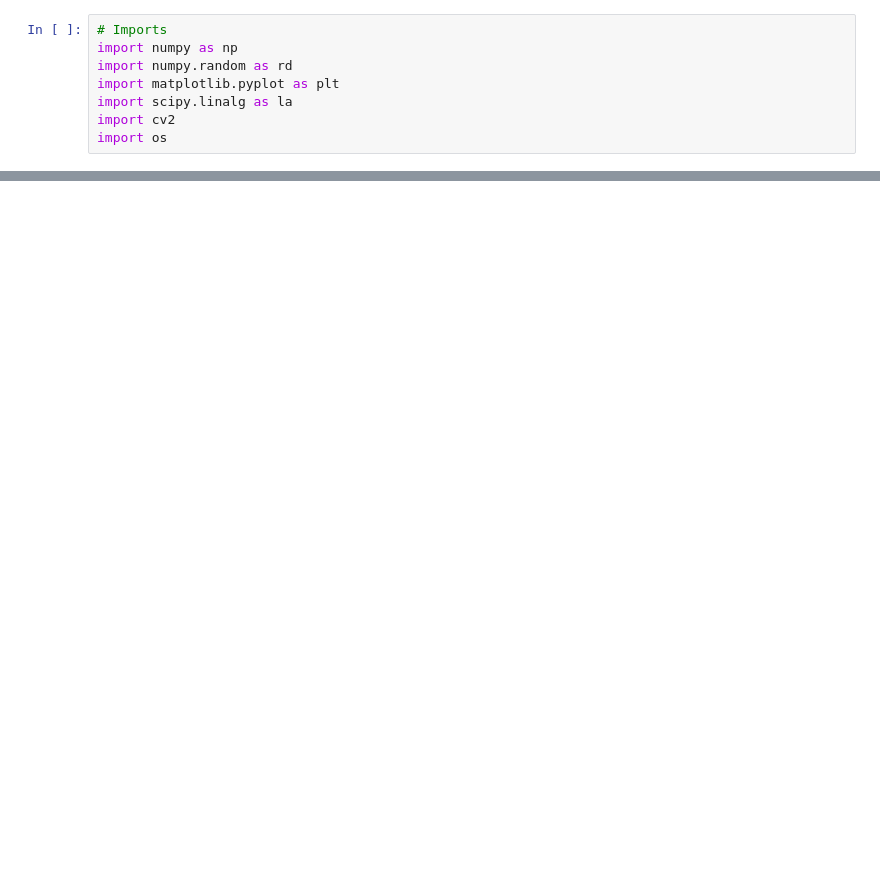
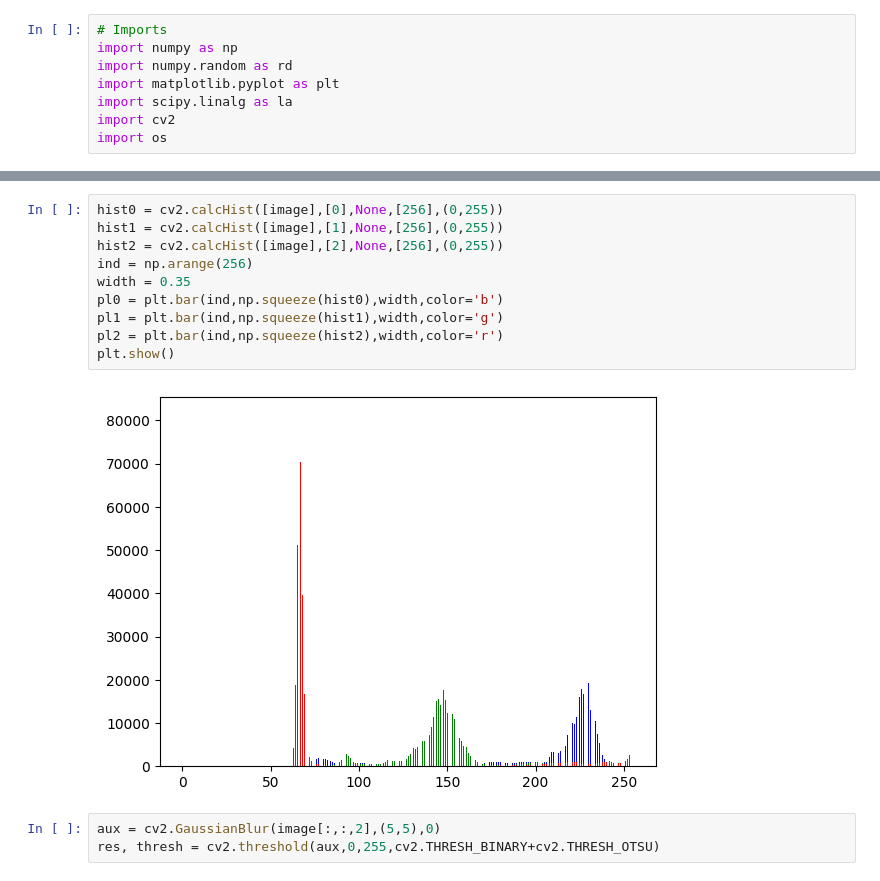
Before and after one commit to LPSD18/PIV, a Jupyter notebook: TP1/teste.ipynb, the cells around one changed output, grey strips where cells are left out. Saved outputs shown, nothing was run; the diff lists cells and outputs as text; blank space fills up the shorter version.

```diff
--- a/TP1/teste.ipynb
+++ b/TP1/teste.ipynb
@@ -23,0 +24,15 @@ cv2.destroyAllWindows()
+# %%
+hist0 = cv2.calcHist([image],[0],None,[256],(0,255))
+hist1 = cv2.calcHist([image],[1],None,[256],(0,255))
+hist2 = cv2.calcHist([image],[2],None,[256],(0,255))
+ind = np.arange(256)
+width = 0.35
+pl0 = plt.bar(ind,np.squeeze(hist0),width,color='b')
+pl1 = plt.bar(ind,np.squeeze(hist1),width,color='g')
+pl2 = plt.bar(ind,np.squeeze(hist2),width,color='r')
+plt.show()
+# %% [output]
+[figure, added]
+# %%
+aux = cv2.GaussianBlur(image[:,:,2],(5,5),0)
+res, thresh = cv2.threshold(aux,0,255,cv2.THRESH_BINARY+cv2.THRESH_OTSU)
```
Also changed, not shown: parts of 10 cells of this notebook, 2 other files.
